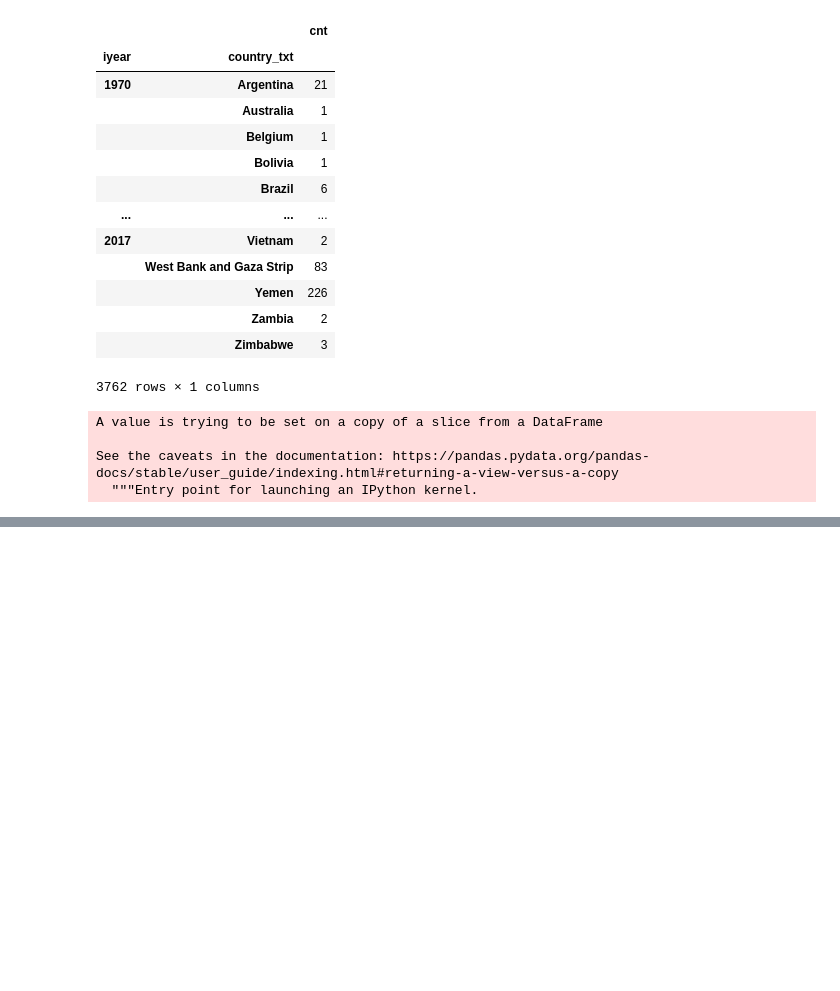
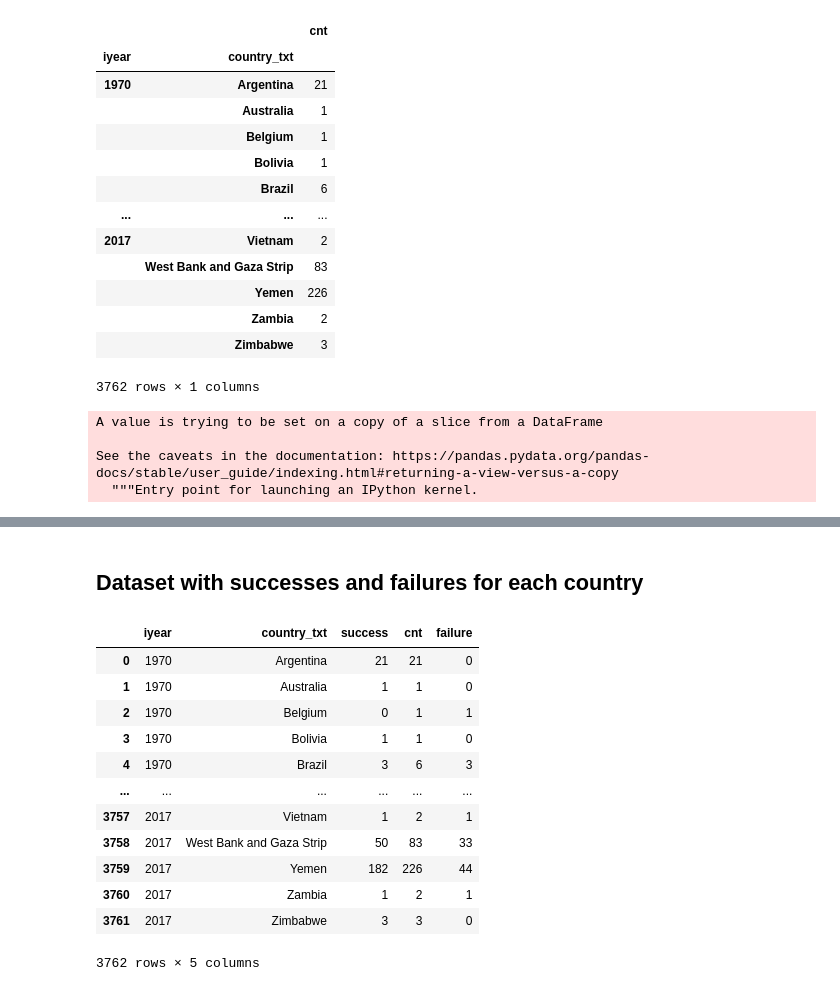
Before and after one commit to AndreaCurtoni/TerrorismDSBA, a Jupyter notebook: data_exploration_Andrea2.ipynb, the cells around one changed output, grey strips where cells are left out. Drawn from its saved outputs; the diff is of its cells as text; code cells hidden in the pictures; blank space fills up the shorter version.

```diff
--- a/data_exploration_Andrea2.ipynb
+++ b/data_exploration_Andrea2.ipynb
@@ -78,0 +79,4 @@ plt.xticks(rotation=90)
+# %%
+success_per_year_per_country = data[['iyear','success','country_txt']].groupby(["iyear","country_txt"]).sum().reset_index()
+# %%
+success_per_year_per_country = success_per_year_per_country.merge(events_per_year_per_country, on=['iyear','country_txt'])
@@ -78,0 +85,18 @@ plt.xticks(rotation=90)
+# %% [markdown]
+## Dataset with successes and failures for each country
+# %%
+success_per_year_per_country
+# %% [output]
+|  | iyear | country_txt | success | cnt | failure |
+| 0 | 1970 | Argentina | 21 | 21 | 0 |
+| 1 | 1970 | Australia | 1 | 1 | 0 |
+| 2 | 1970 | Belgium | 0 | 1 | 1 |
+| 3 | 1970 | Bolivia | 1 | 1 | 0 |
+| 4 | 1970 | Brazil | 3 | 6 | 3 |
+| ... | ... | ... | ... | ... | ... |
+| 3757 | 2017 | Vietnam | 1 | 2 | 1 |
+| 3758 | 2017 | West Bank and Gaza Strip | 50 | 83 | 33 |
+| 3759 | 2017 | Yemen | 182 | 226 | 44 |
+| 3760 | 2017 | Zambia | 1 | 2 | 1 |
+| 3761 | 2017 | Zimbabwe | 3 | 3 | 0 |
+3762 rows × 5 columns
```
Also changed, not shown: parts of 7 cells of this notebook, 1 other file.
